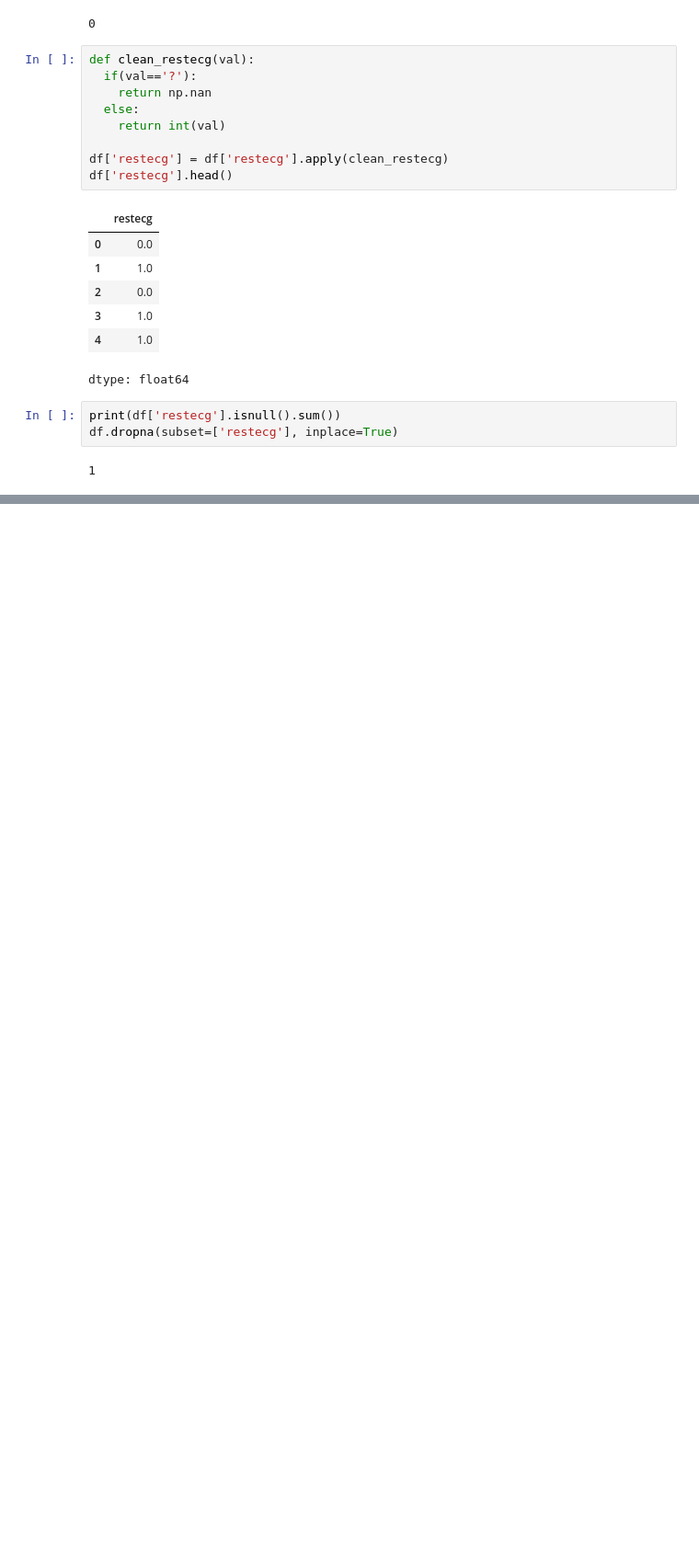
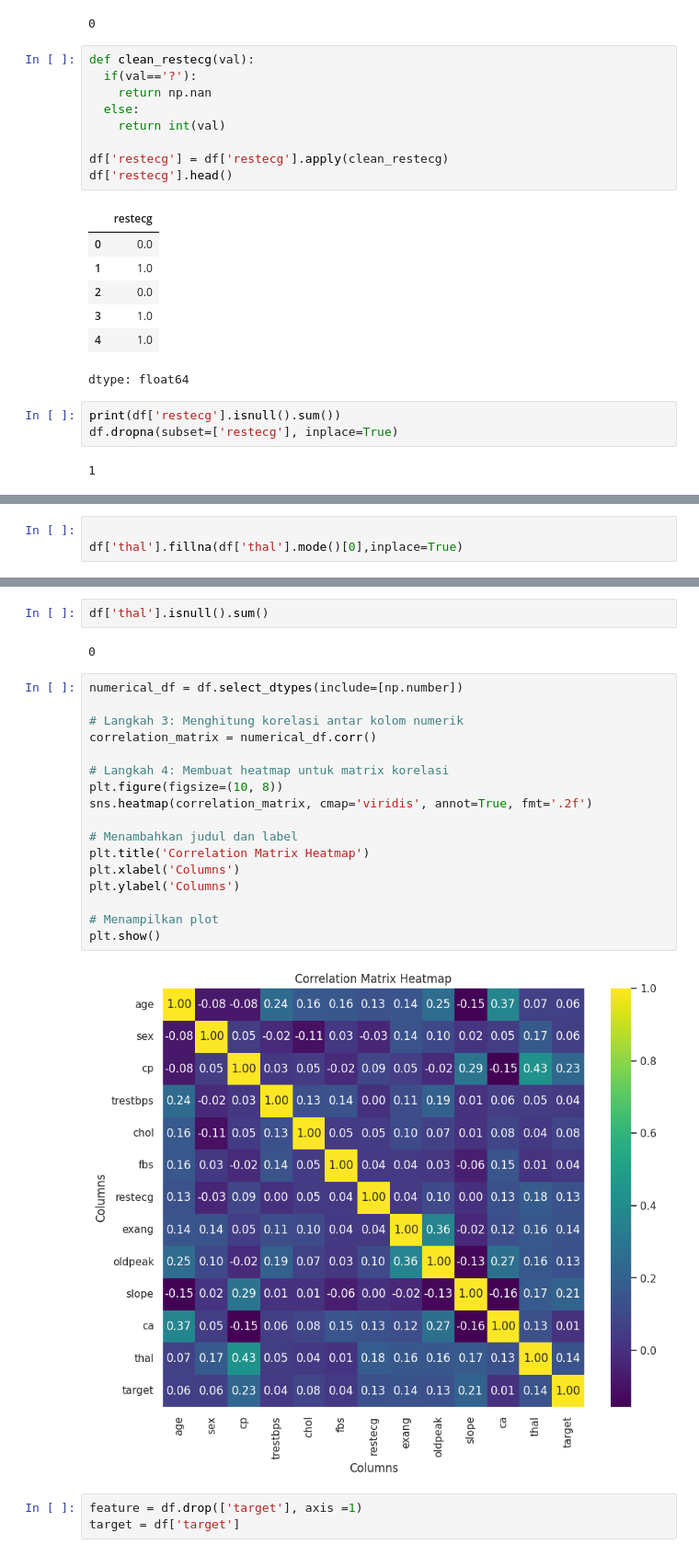
Before and after one commit to Jenifa-Dio/Python-Data-Science, a Jupyter notebook: Heart_Disease_Prediction.ipynb, the cells around one changed output, grey strips where cells are left out. Shown: that part at 92% size. Saved outputs shown, nothing was run; the diff lists cells and outputs as text; blank space fills up the shorter version.

```diff
--- a/Heart_Disease_Prediction.ipynb
+++ b/Heart_Disease_Prediction.ipynb
@@ -285,0 +449,3 @@ df.dropna(subset=['restecg'], inplace=True)
+# %%
+
+df['thal'].fillna(df['thal'].mode()[0],inplace=True)
@@ -285,0 +459,26 @@ df.dropna(subset=['restecg'], inplace=True)
+# %%
+df['thal'].isnull().sum()
+# %% [output]
+0
+# %%
+numerical_df = df.select_dtypes(include=[np.number])
+
+# Langkah 3: Menghitung korelasi antar kolom numerik
+correlation_matrix = numerical_df.corr()
+
+# Langkah 4: Membuat heatmap untuk matrix korelasi
+plt.figure(figsize=(10, 8))
+sns.heatmap(correlation_matrix, cmap='viridis', annot=True, fmt='.2f')
+
+# Menambahkan judul dan label
+plt.title('Correlation Matrix Heatmap')
+plt.xlabel('Columns')
+plt.ylabel('Columns')
+
+# Menampilkan plot
+plt.show()
+# %% [output]
+[figure, added]
+# %%
+feature = df.drop(['target'], axis =1)
+target = df['target']
```
Also changed, not shown: parts of 27 cells of this notebook.
